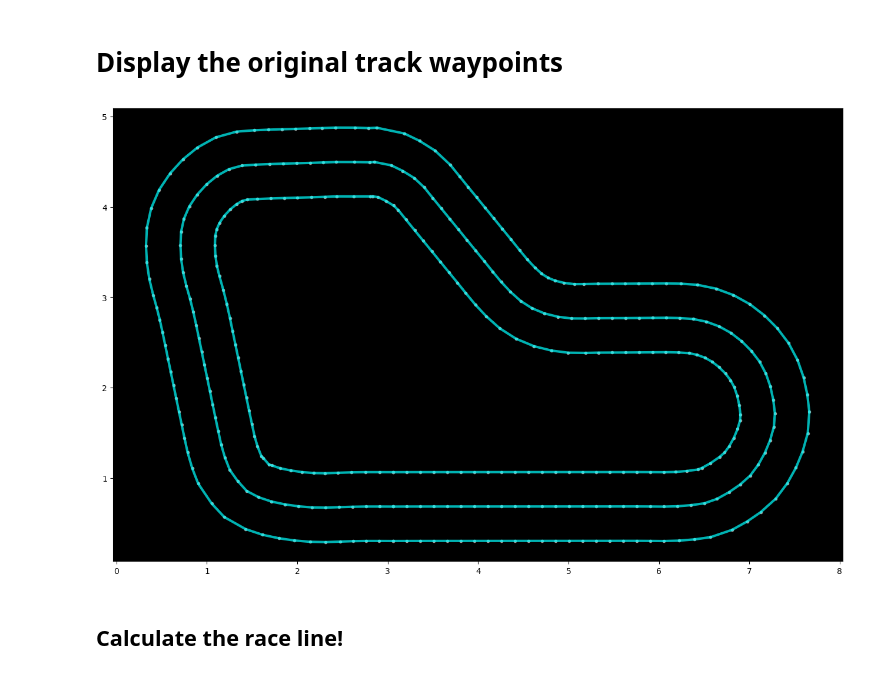
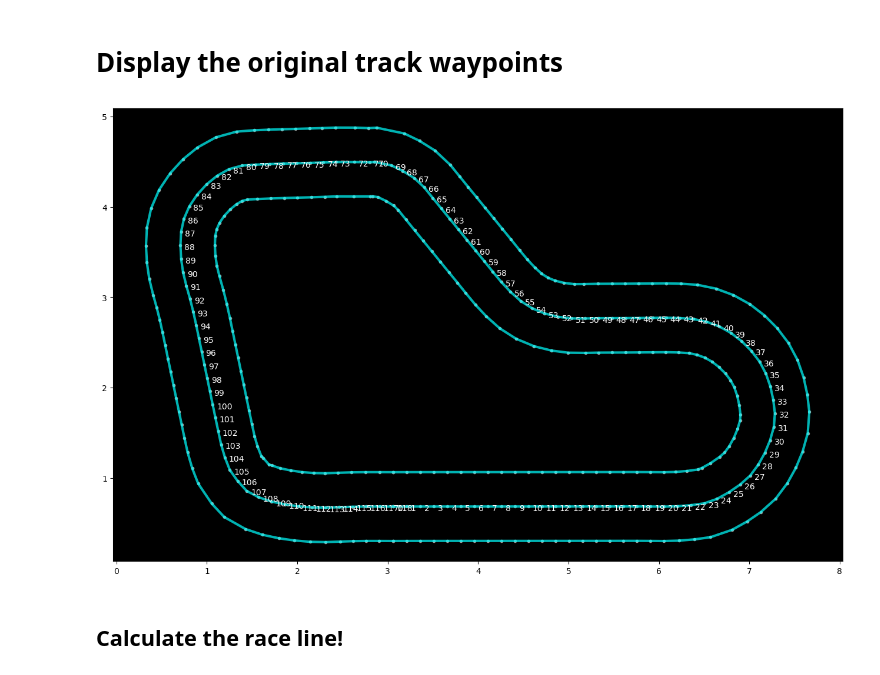
Before and after one commit to jagadeeshkmanne/aws-deep-racer, a Jupyter notebook: Race-Line-Calculation.ipynb, the cells around one changed output. Saved outputs shown, nothing was run; the diff lists cells and outputs as text; code cells hidden in the pictures.

```diff
--- a/Race-Line-Calculation.ipynb
+++ b/Race-Line-Calculation.ipynb
@@ -47,34 +47,39 @@ Is loop/ring?  True
 def plot_coords(ax, ob):
     x, y = ob.xy
     ax.plot(x, y, '.', color='#999999', zorder=1)
 
 def plot_bounds(ax, ob):
     x, y = zip(*list((p.x, p.y) for p in ob.boundary))
     ax.plot(x, y, '.', color='#000000', zorder=1)
 
 def plot_line(ax, ob):
     x, y = ob.xy
     ax.plot(x, y, color='cyan', alpha=0.7, linewidth=3, solid_capstyle='round', zorder=2)
 
 def print_border(ax, waypoints, inner_border_waypoints, outer_border_waypoints):
     line = LineString(waypoints)
     plot_coords(ax, line)
     plot_line(ax, line)
 
     line = LineString(inner_border_waypoints)
     plot_coords(ax, line)
     plot_line(ax, line)
 
     line = LineString(outer_border_waypoints)
     plot_coords(ax, line)
     plot_line(ax, line)
 
+    for i, point in enumerate(waypoints):
+        ax.annotate(f'{i}', xy=point, xytext=(5, -5),
+                    textcoords='offset points', color='white')
+
 fig = plt.figure(1, figsize=(16, 10))
 ax = fig.add_subplot(111, facecolor='black')
 plt.axis('equal')
+
 print_border(ax, center_line, inner_border, outer_border)
 # %% [output]
-[figure, old version]
+[figure, new version]
 # %%
 # From https://github.com/e-koch/ewky_scripts/blob/master/curvature.py
 
```
Also changed, not shown: parts of 6 cells of this notebook, 6 other files.
